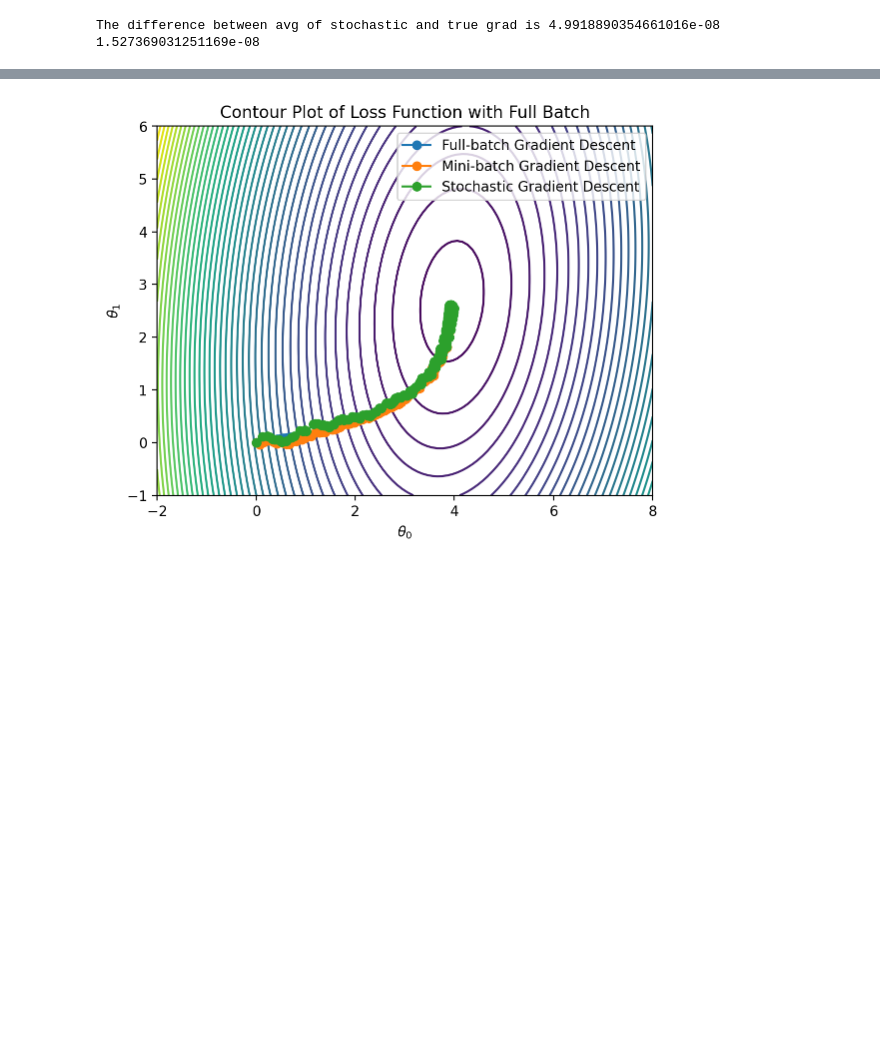
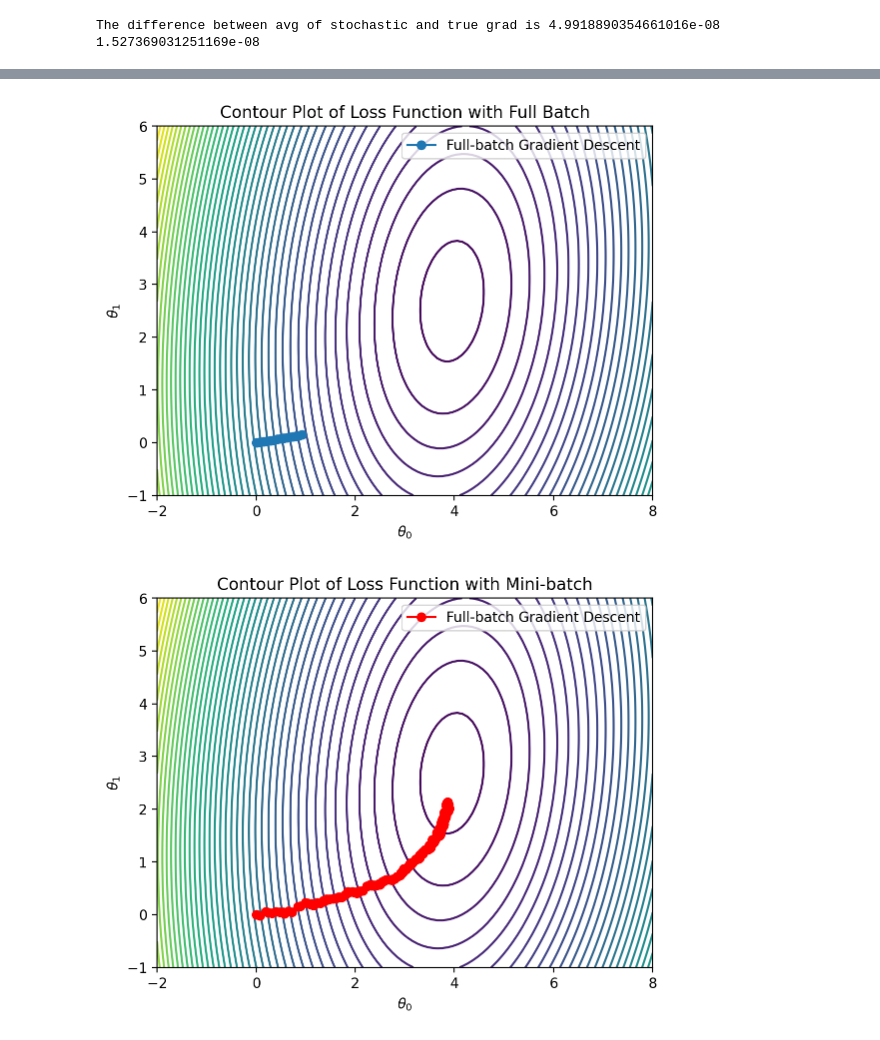
Before and after one commit to shadowscythe03/es335-24-fall-assignment-2, a Jupyter notebook: task_1.ipynb, the cells around one changed output, grey strips where cells are left out. Saved outputs shown, nothing was run; the diff lists cells and outputs as text; code cells hidden in the pictures; blank space fills up the shorter version.

```diff
--- a/task_1.ipynb
+++ b/task_1.ipynb
@@ -297,33 +297,34 @@ for i in range(theta0_grid.shape[0]):
 # %%
 # plt.figure(figsize=(10, 6))
 plt.contour(theta0_grid, theta1_grid, loss_grid, levels=50, cmap='viridis')
 plt.plot(t0_hist_full, t1_hist_full, marker='o', label='Full-batch Gradient Descent')
-plt.plot(t0_hist_mini, t1_hist_mini, marker='o', label='Mini-batch Gradient Descent')
-plt.plot(t0_hist_stoc, t1_hist_stoc, marker='o', label='Stochastic Gradient Descent')
+# plt.plot(t0_hist_mini, t1_hist_mini, marker='o', label='Mini-batch Gradient Descent')
+# plt.plot(t0_hist_stoc, t1_hist_stoc, marker='o', label='Stochastic Gradient Descent')
 
 plt.xlabel(r'$\theta_0$')
 plt.ylabel(r'$\theta_1$')
 plt.title('Contour Plot of Loss Function with Full Batch')
 plt.legend()
 plt.show()
-# # plt.figure(figsize=(10, 6))
-# plt.contour(theta0_grid, theta1_grid, loss_grid, levels=50, cmap='viridis')
-# plt.plot(t0_hist_mini, t1_hist_mini, marker='o', color='r', label='Full-batch Gradient Descent')
+# plt.figure(figsize=(10, 6))
+plt.contour(theta0_grid, theta1_grid, loss_grid, levels=50, cmap='viridis')
+plt.plot(t0_hist_mini, t1_hist_mini, marker='o', color='r', label='Full-batch Gradient Descent')
 
-# plt.xlabel(r'$\theta_0$')
-# plt.ylabel(r'$\theta_1$')
-# plt.title('Contour Plot of Loss Function with Mini-batch')
-# plt.legend()
-# plt.show()
+plt.xlabel(r'$\theta_0$')
+plt.ylabel(r'$\theta_1$')
+plt.title('Contour Plot of Loss Function with Mini-batch')
+plt.legend()
+plt.show()
 
-# # plt.figure(figsize=(10, 6))
-# plt.contour(theta0_grid, theta1_grid, loss_grid, levels=50, cmap='viridis')
-# plt.plot(t0_hist_stoc, t1_hist_stoc, marker='o', color='r', label='Full-batch Gradient Descent')
+# plt.figure(figsize=(10, 6))
+plt.contour(theta0_grid, theta1_grid, loss_grid, levels=50, cmap='viridis')
+plt.plot(t0_hist_stoc, t1_hist_stoc, marker='o', color='r', label='Full-batch Gradient Descent')
 
-# plt.xlabel(r'$\theta_0$')
-# plt.ylabel(r'$\theta_1$')
-# plt.title('Contour Plot of Loss Function with Stochastic')
-# plt.legend()
-# plt.show()
+plt.xlabel(r'$\theta_0$')
+plt.ylabel(r'$\theta_1$')
+plt.title('Contour Plot of Loss Function with Stochastic')
+plt.legend()
+plt.show()
 # %% [output]
-[figure, old version]
+[figure, new version]
+[figure, added]
```
Also changed, not shown: parts of 6 cells of this notebook.
